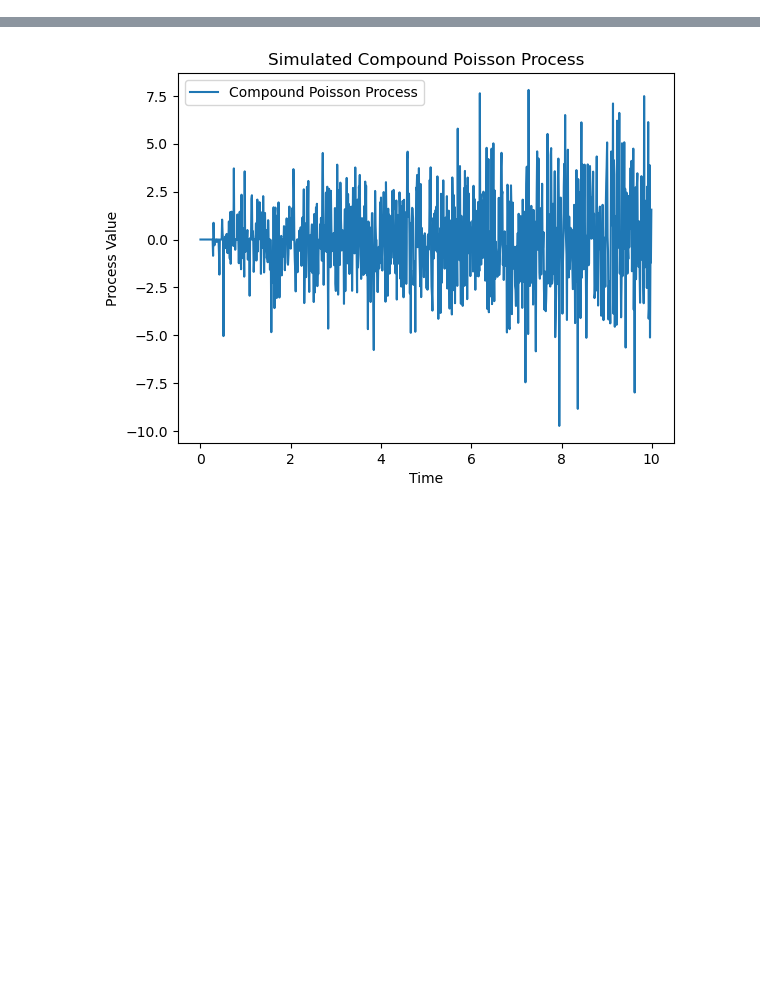
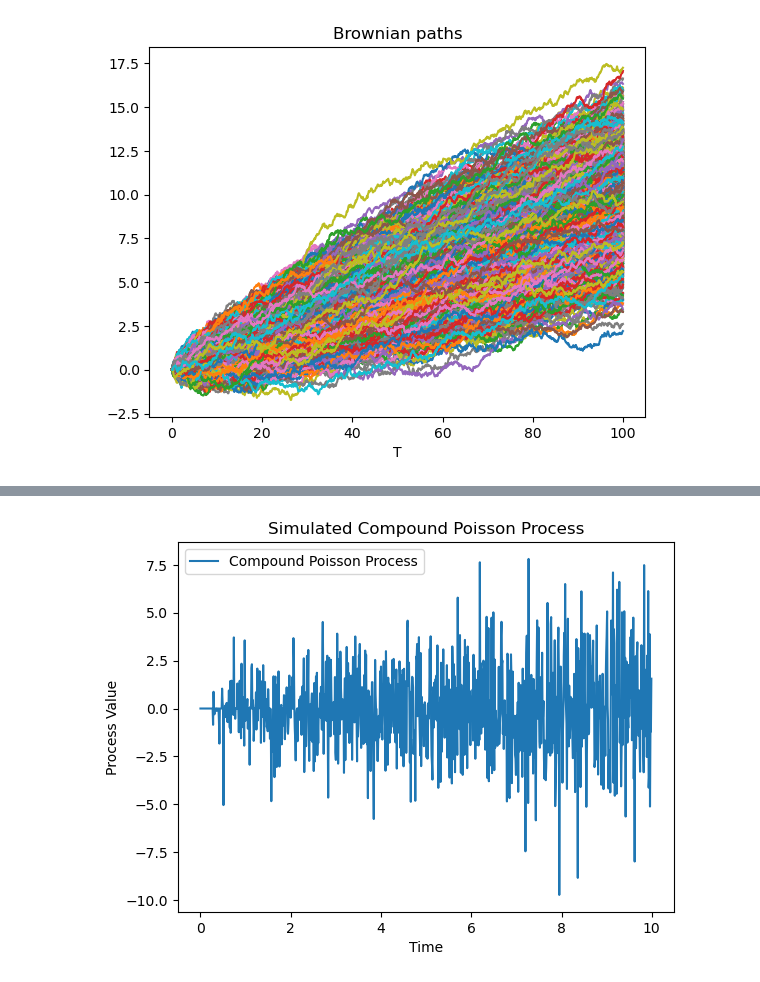
Before and after one commit to lxg969/Monte-Carlo-Seminar1, a Jupyter notebook: Main.ipynb, the cells around one changed output, grey strips where cells are left out. Saved outputs shown, nothing was run; the diff lists cells and outputs as text; code cells hidden in the pictures; blank space fills up the shorter version.

Commit message:
brownian motion og levy

```diff
--- a/Main.ipynb
+++ b/Main.ipynb
@@ -4,0 +30,23 @@ import matplotlib.pyplot as plt
+# %%
+# scipy.stats uses numpy.random to generate its random numbers
+np.random.seed(seed=42)
+
+paths = 4000  # number of paths
+steps = 1000  # number of time steps
+
+mu = 0.1  # drift
+sig = 0.2  # diffusion coefficient or volatility
+T = 100
+T_vec, dt = np.linspace(0, T, steps, retstep=True)
+
+X0 = np.zeros((paths, 1))  # each path starts at zero
+increments = ss.norm.rvs(loc=mu * dt, scale=np.sqrt(dt) * sig, size=(paths, steps - 1))
+
+X = np.concatenate((X0, increments), axis=1).cumsum(1)
+
+plt.plot(T_vec, X.T)
+plt.title("Brownian paths")
+plt.xlabel("T")
+plt.show()
+# %% [output]
+[figure, added]
```
Also changed, not shown: parts of 9 cells of this notebook.
